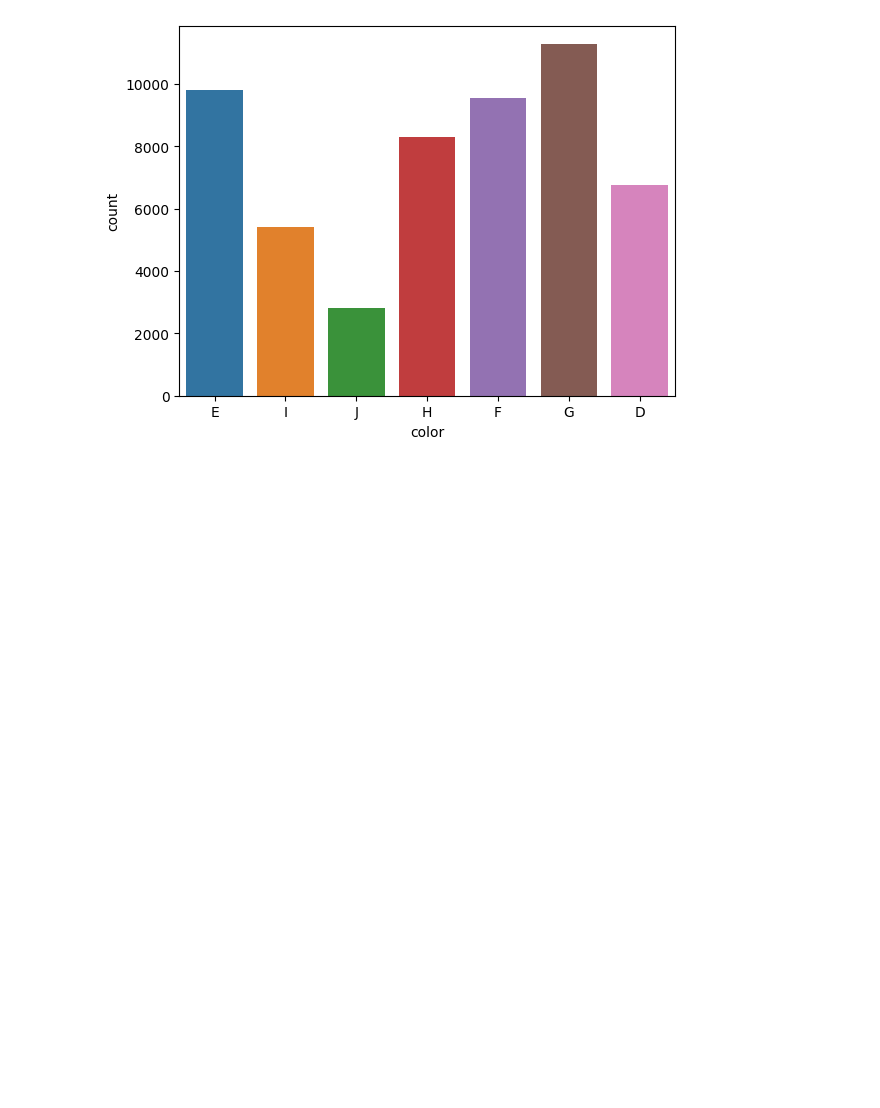
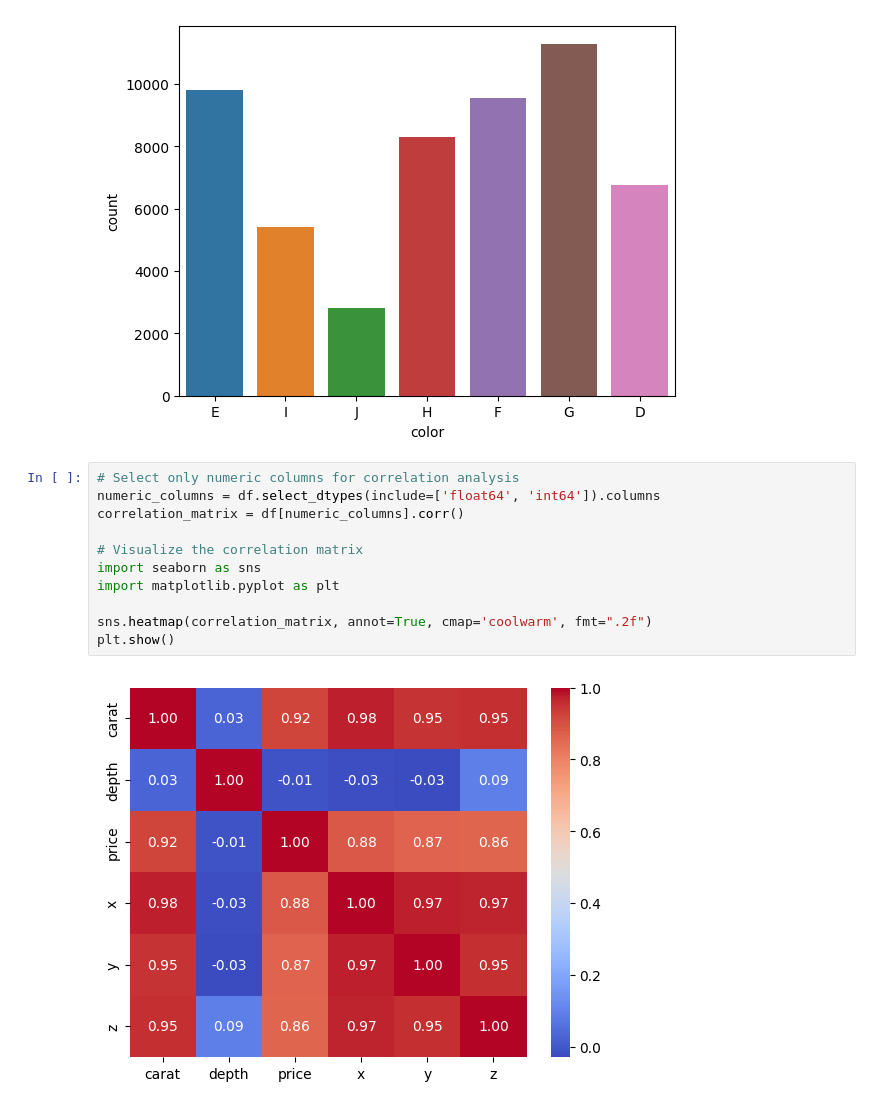
Before and after one commit to RohanV01/DiamondPricePrediction, a Jupyter notebook: notebooks/EDA.ipynb, the cells around one changed output. Saved outputs shown, nothing was run; the diff lists cells and outputs as text; blank space fills up the shorter version.

```diff
--- a/notebooks/EDA.ipynb
+++ b/notebooks/EDA.ipynb
@@ -171,3 +171,16 @@ sns.countplot(x='color', data=df)
 plt.show()
 # %% [output]
 [figure]
+# %%
+# Select only numeric columns for correlation analysis
+numeric_columns = df.select_dtypes(include=['float64', 'int64']).columns
+correlation_matrix = df[numeric_columns].corr()
+
+# Visualize the correlation matrix
+import seaborn as sns
+import matplotlib.pyplot as plt
+
+sns.heatmap(correlation_matrix, annot=True, cmap='coolwarm', fmt=".2f")
+plt.show()
+# %% [output]
+[figure, added]
```
